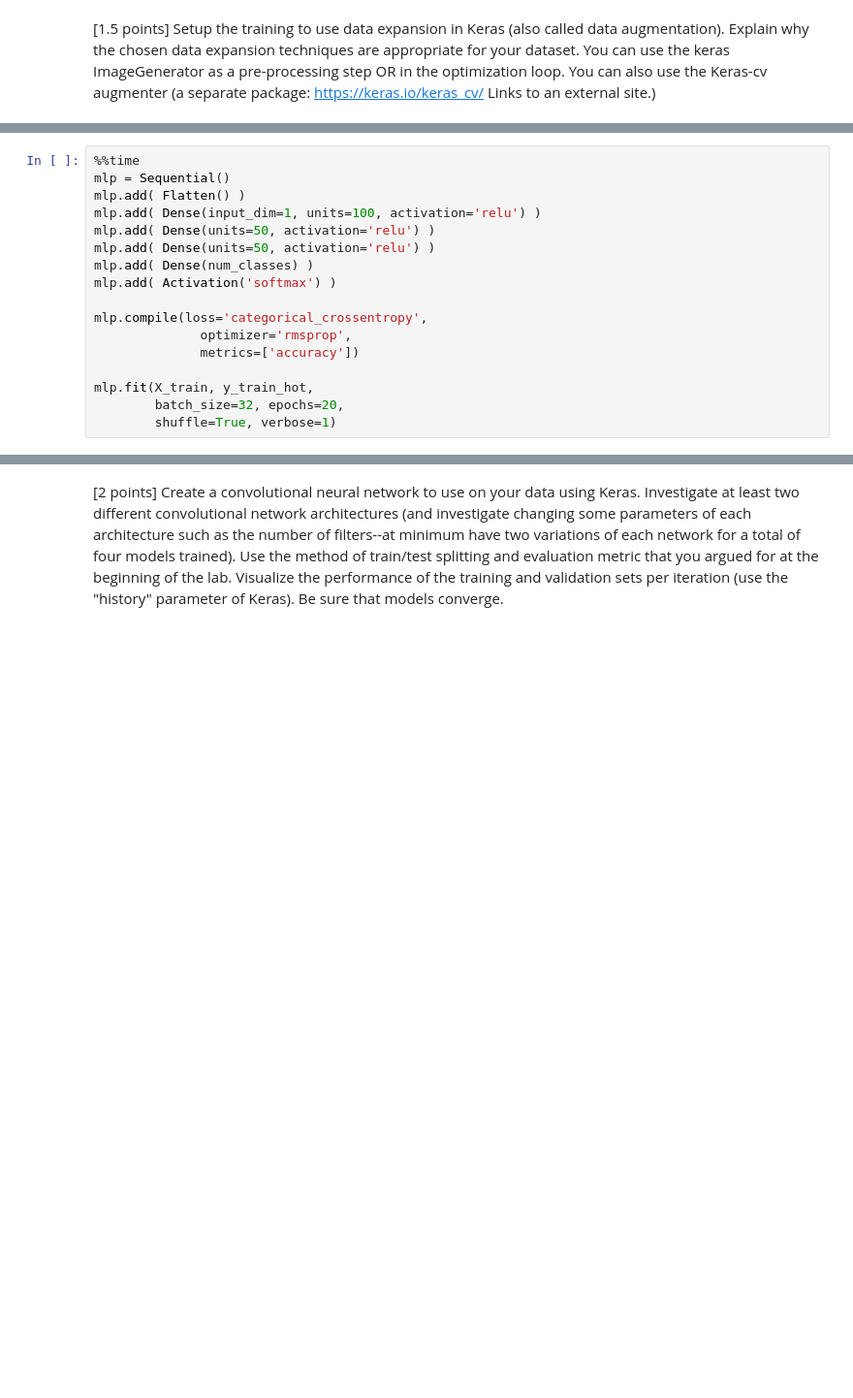
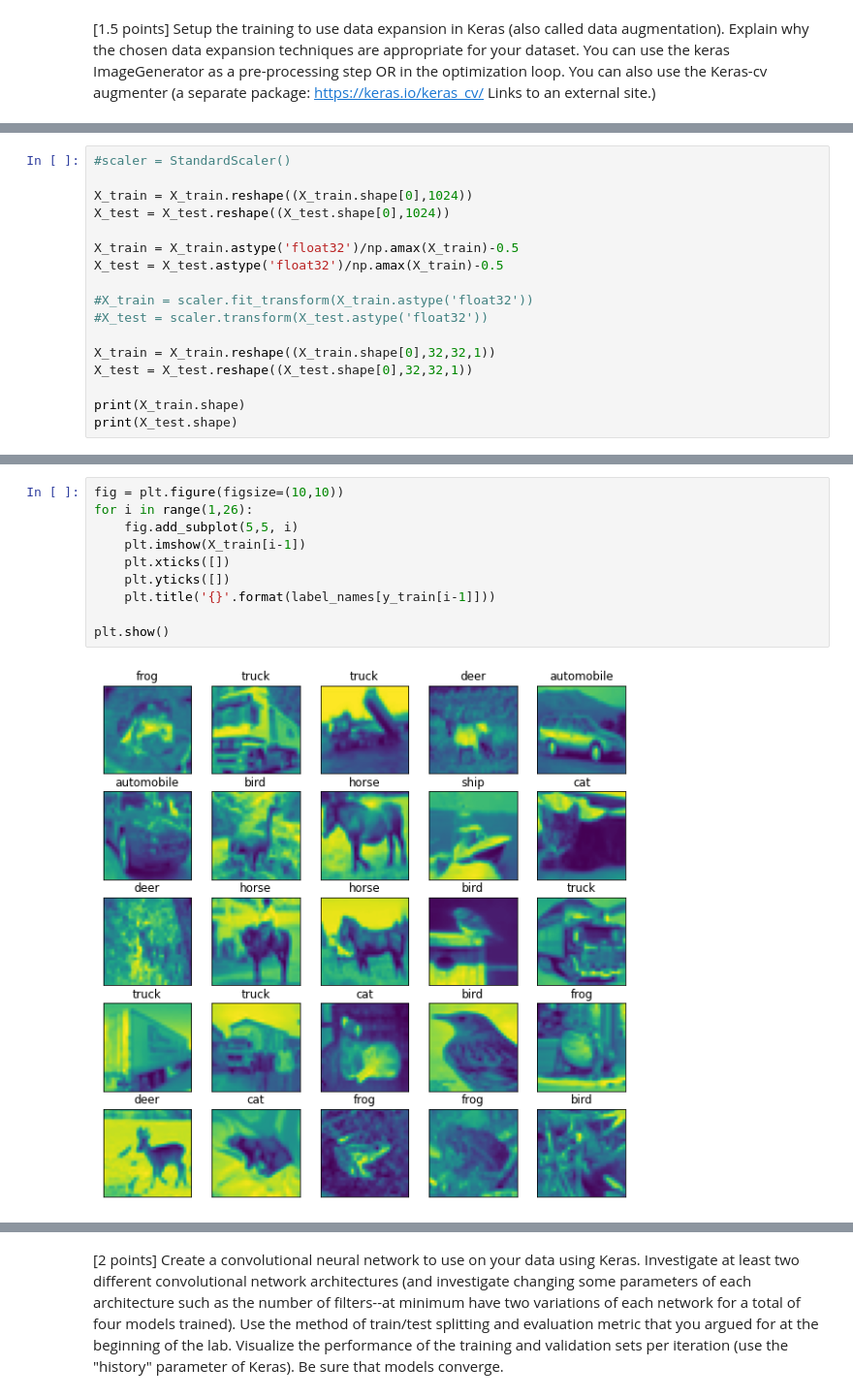
Before and after one commit to lukedemaio/MLLab06, a Jupyter notebook: Lab 6.ipynb, the cells around one changed output, grey strips where cells are left out. Shown at 97% size. Drawn from its saved outputs; the diff is of its cells as text; blank space fills up the shorter version.

```diff
--- a/Lab 6.ipynb
+++ b/Lab 6.ipynb
@@ -139,17 +71,0 @@ from tensorflow.keras.layers import Conv2D, MaxPooling2D
-# %%
-%%time
-mlp = Sequential()
-mlp.add( Flatten() )
-mlp.add( Dense(input_dim=1, units=100, activation='relu') )
-mlp.add( Dense(units=50, activation='relu') )
-mlp.add( Dense(units=50, activation='relu') )
-mlp.add( Dense(num_classes) )
-mlp.add( Activation('softmax') )
-
-mlp.compile(loss='categorical_crossentropy',
-              optimizer='rmsprop',
-              metrics=['accuracy'])
-
-mlp.fit(X_train, y_train_hot,
-        batch_size=32, epochs=20,
-        shuffle=True, verbose=1)
@@ -174,0 +93,17 @@ Wall time: 3min 29s
+# %%
+#scaler = StandardScaler()
+
+X_train = X_train.reshape((X_train.shape[0],1024))
+X_test = X_test.reshape((X_test.shape[0],1024))
+
+X_train = X_train.astype('float32')/np.amax(X_train)-0.5
+X_test = X_test.astype('float32')/np.amax(X_train)-0.5
+
+#X_train = scaler.fit_transform(X_train.astype('float32'))
+#X_test = scaler.transform(X_test.astype('float32'))
+
+X_train = X_train.reshape((X_train.shape[0],32,32,1))
+X_test = X_test.reshape((X_test.shape[0],32,32,1))
+
+print(X_train.shape)
+print(X_test.shape)
@@ -174,0 +119,12 @@ Wall time: 3min 29s
+# %%
+fig = plt.figure(figsize=(10,10))
+for i in range(1,26):
+    fig.add_subplot(5,5, i)
+    plt.imshow(X_train[i-1])
+    plt.xticks([])
+    plt.yticks([])
+    plt.title('{}'.format(label_names[y_train[i-1]]))
+
+plt.show()
+# %% [output]
+[figure, added]
```
Also changed, not shown: parts of 28 cells of this notebook.
